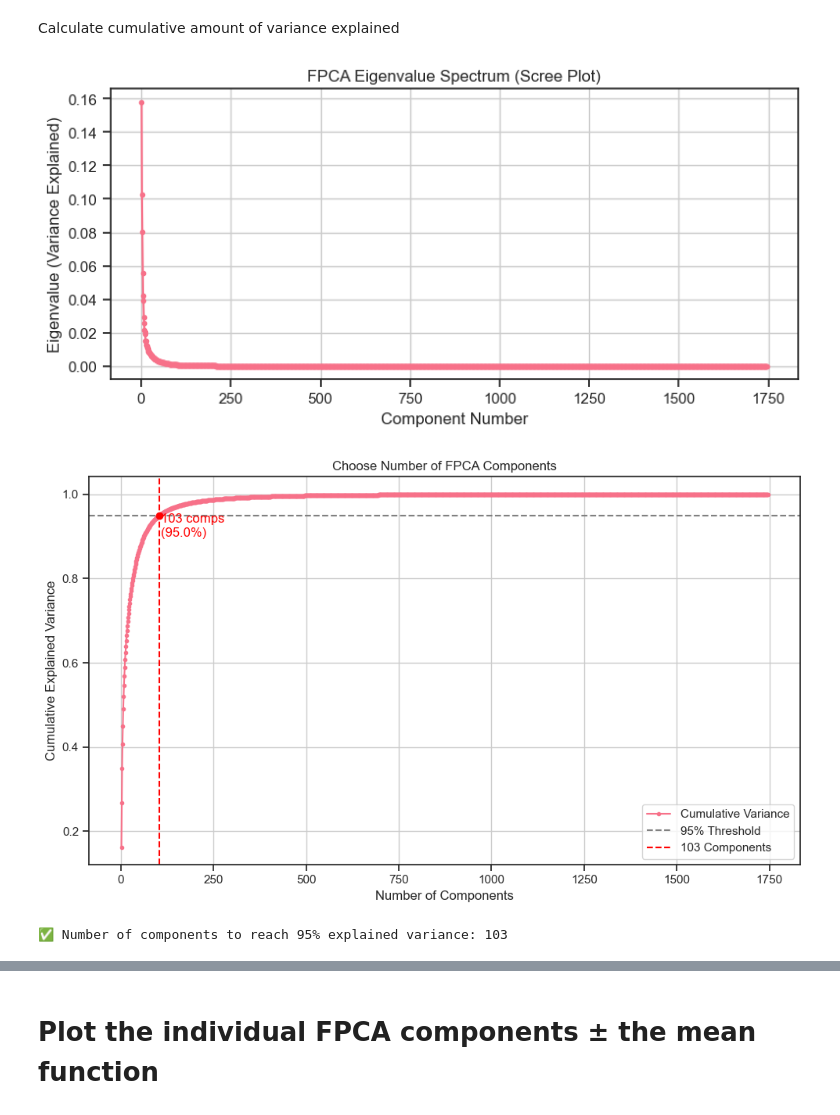
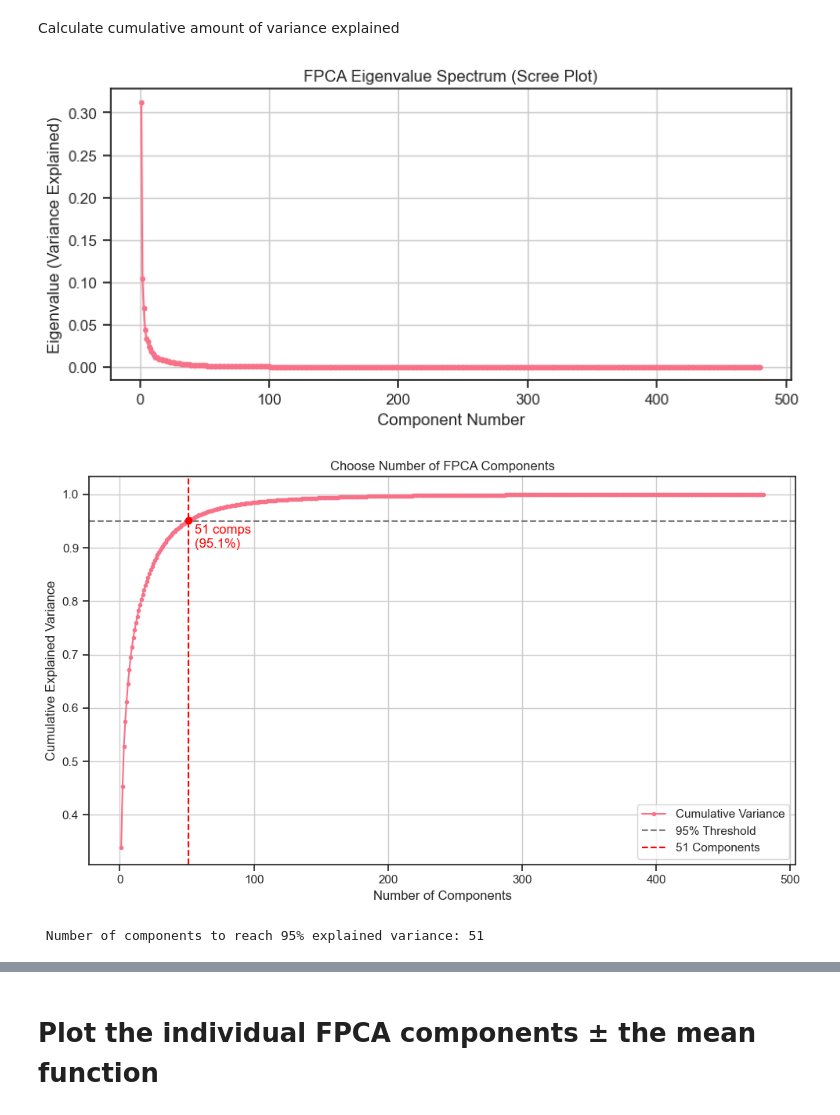
Before and after one commit to JohnMadrid/fpca-takeOverRequests, a Jupyter notebook: Analysis_ED_FPCA.ipynb, the cells around one changed output, grey strips where cells are left out. Cells and saved outputs as stored; diff of their text form; code cells hidden in the pictures.

```diff
--- a/Analysis_ED_FPCA.ipynb
+++ b/Analysis_ED_FPCA.ipynb
@@ -175,50 +891,47 @@ p_t =_
 # %% [markdown]
 Calculate cumulative amount of variance explained
 # %%
-
-
 plt.figure(figsize=(8, 4))
-plt.plot(np.arange(1, len(eigenvalues)+1), eigenvalues, marker='o',markersize=3)
+plt.plot(np.arange(1, len(FPCA_eigenvalues)+1), FPCA_eigenvalues, marker='o',markersize=3)
 plt.xlabel("Component Number")
 plt.ylabel("Eigenvalue (Variance Explained)")
 plt.title("FPCA Eigenvalue Spectrum (Scree Plot)")
 plt.grid(True)
 plt.tight_layout()
 plt.show()
 
 
 ################################################v
 
 #   After fitting FPCA with a large number of components
-eigenvalues = fpca.explained_variance_
-cumulative_variance = np.cumsum(eigenvalues) / np.sum(eigenvalues)
+cumulative_variance = np.cumsum(FPCA_eigenvalues) / np.sum(FPCA_eigenvalues)
 
-#   Find number of components to reach 90%
+#   Find number of components to reach 95%
 threshold = 0.95
 num_components_95 = np.argmax(cumulative_variance >= threshold) + 1  # +1 for 1-based count
 
-# === Plot ===
+#   Plot
 plt.figure(figsize=(10, 6))
-plt.plot(np.arange(1, len(eigenvalues) + 1), cumulative_variance, marker='o',markersize=3, label="Cumulative Variance")
+plt.plot(np.arange(1, len(FPCA_eigenvalues) + 1), cumulative_variance, marker='o',markersize=3, label="Cumulative Variance")
 plt.axhline(threshold, color='gray', linestyle='--', label='95% Threshold')
 plt.axvline(num_components_95, color='red', linestyle='--', label=f'{num_components_95} Components')
 plt.scatter(num_components_95, cumulative_variance[num_components_95 - 1], color='red', zorder=5)
 
-# === Annotations ===
+# Annotations
 plt.text(num_components_95 + 5, cumulative_variance[num_components_95 - 1] - 0.05,
          f"{num_components_95} comps\n({cumulative_variance[num_components_95 - 1]*100:.1f}%)",
          color='red')
 
 plt.xlabel("Number of Components")
 plt.ylabel("Cumulative Explained Variance")
 plt.title("Choose Number of FPCA Components")
 plt.grid(True)
 plt.legend()
 plt.tight_layout()
 plt.show()
 
-print(f"✅ Number of components to reach 95% explained variance: {num_components_95}")
+print(f" Number of components to reach 95% explained variance: {num_components_95}")
 # %% [output]
-[figure, old version]
+[figure, new version]
-[figure, old version]
+[figure, new version]
-✅ Number of components to reach 95% explained variance: 103
+ Number of components to reach 95% explained variance: 51
```
Also changed, not shown: parts of 30 cells of this notebook, 1 other file.
